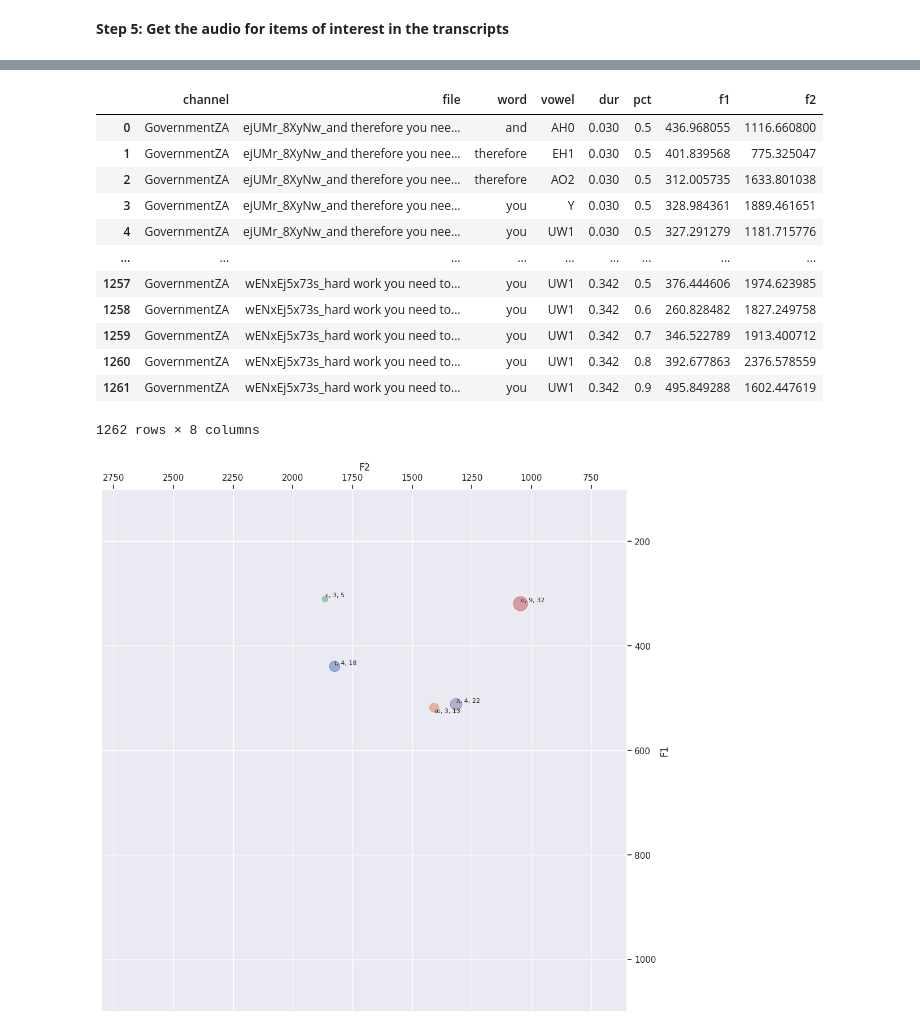
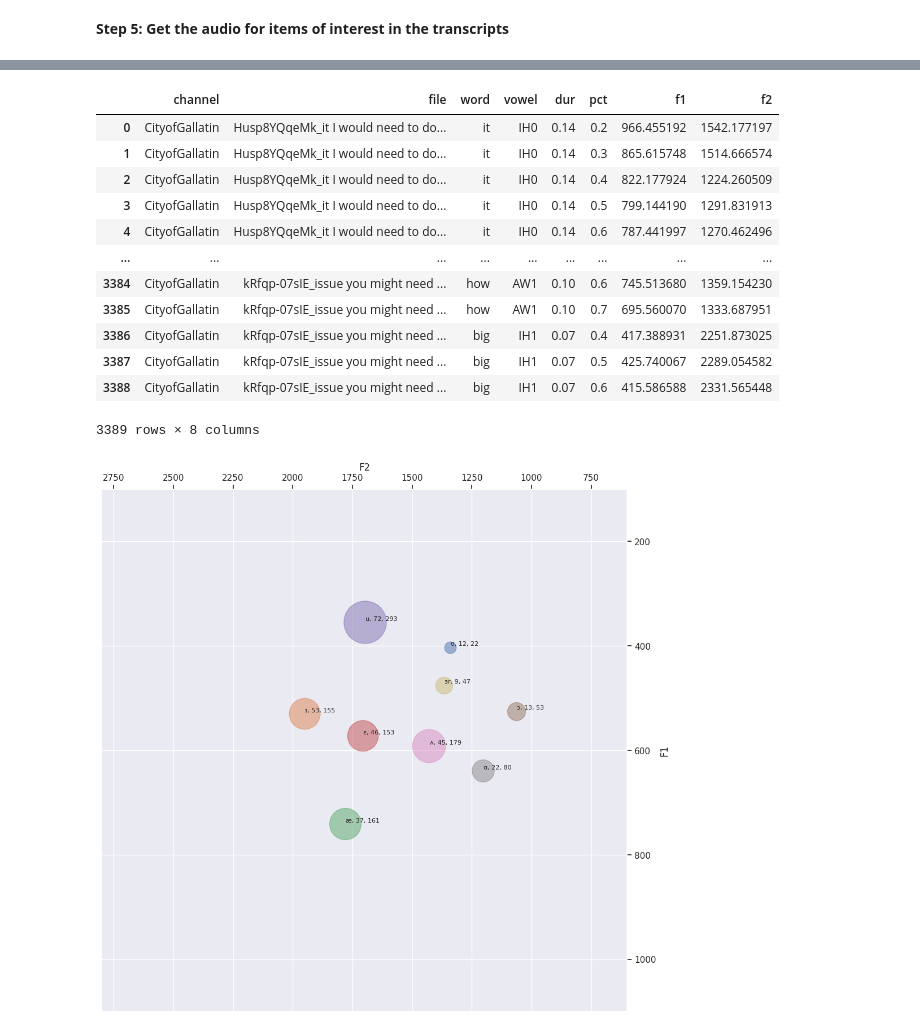
Before and after one commit to stcoats/phonetics_pipeline, a Jupyter notebook: YouTube_phonetics_pipeline.ipynb, the cells around one changed output, grey strips where cells are left out. Cells and saved outputs as stored; diff of their text form; code cells hidden in the pictures.

```diff
--- a/YouTube_phonetics_pipeline.ipynb
+++ b/YouTube_phonetics_pipeline.ipynb
@@ -180,8 +144,5 @@ for y in vids:
   vids_list.append(timed_caption_getter(y))
 
 vids_df = pd.DataFrame(vids_list)
-vids_df.columns = ["channel_name",
-                          "video_id","video_title","upload_date",
-                             "video_length","text",
-                           ]
+vids_df.columns = ["channel_name", "video_id","video_title","upload_date", "video_length","text"]
 vids_df
@@ -212,19 +155,19 @@ vids_df
 
 hits = []
 for i,x in vids_df.iterrows():
-    target = re.compile(r"((\w+_\S+\s){3}need_\S+\s+to_\S+\s+(\w+_\S+\s){3})",re.IGNORECASE)
-    #For a larger "window", change the {3} tokens before and after to a higher number
+    target = re.compile(r"((\w+_\S+\s){4}need_\S+\s+to_\S+\s+(\w+_\S+\s){3})",re.IGNORECASE)
+    #For a larger "window", change the {4} and {3} tokens before and after to a higher number
     #For entries in which the text has the format word_POS_1.00, use:
-    #target = re.compile(r"((\w+_\w+_\S+\s){3}need_\w+_\S+\s+to_\w+_\S+\s+(\w+_\w+_\S+\s){3})",re.IGNORECASE)
+    #target = re.compile(r"((\w+_\w+_\S+\s){4}need_\w+_\S+\s+to_\w+_\S+\s+(\w+_\w+_\S+\s){3})",re.IGNORECASE)
 
     if target.search(x["text"]):
         finds1 = target.findall(x["text"])
         for i,y in enumerate(finds1):
-            seq = " ".join([z.split("_")[0] for z in y[0].split()[:-1]])
+            seq = " ".join([z.split("_")[0] for z in y[0].split()][1:])
             time1 = float(y[0].split()[0].split("_")[-1])
             time2 = float(y[0].split()[-1].split("_")[-1])
             time_dif = float(time2)-float(time1)
-            if time_dif < 7:
+            if time_dif < 7:  #to prevent downloading segments with long pauses
                 pathlib.Path('/content/phonetics_pipeline/'+x["channel_name"]+'/audio').mkdir(parents=True, exist_ok=True)
                 with open('/content/phonetics_pipeline/'+x["channel_name"]+'/audio/'+x["video_id"]+'_'+str(seq)+'_'+str(i)+'.txt','w+') as f:
                     f.write(seq)
@@ -246,7 +187,7 @@ KeyboardInterrupt: ignored
 # %%
 #We convert the .mp4 files to 16k Hz .wav for the Montreal Forced Aligner
 
-sounds = glob.glob("/content/phonetics_pipeline/GovernmentZA/audio/*.mp4")
+sounds = glob.glob("/content/phonetics_pipeline/CityofGallatin/audio/*.mp4")
 for y in sounds:
   wav_audio = AudioSegment.from_file(y, format="mp4")
   wav_audio = wav_audio.set_frame_rate(16000)  #This is what MFA/Kaldi expects
@@ -382,11 +255,11 @@ os.system(r"source /tmp/mfa/miniconda3/bin/activate aligner; "+ \
 #Now you should have the aligned TextGrids
 import textgrids
 # %%
-grids = glob.glob("/content/phonetics_pipeline/GovernmentZA/audio/aligned/*.TextGrid")
+grids = glob.glob("/content/phonetics_pipeline/CityofGallatin/audio/aligned/*.TextGrid")
 frame = []
 
 for y in grids:
-        sound = "/content/phonetics_pipeline/GovernmentZA/audio/"+y.split("/")[-1].replace(".TextGrid",".wav")
+        sound = "/content/phonetics_pipeline/CityofGallatin/audio/"+y.split("/")[-1].replace(".TextGrid",".wav")
         grid = textgrids.TextGrid(y)
         words = grid.interval_tier_to_array("words")
         phones = grid.interval_tier_to_array("phones")
@@ -416,16 +289,16 @@ vowels_df1 = vowels_df[vowels_df["f1"].notnull()].reset_index(drop=True)
 vowels_df1
 # %% [output]
 |  | channel | file | word | vowel | dur | pct | f1 | f2 |
-| 0 | GovernmentZA | ejUMr_8XyNw_and therefore you nee... | and | AH0 | 0.030 | 0.5 | 436.968055 | 1116.660800 |
-| 1 | GovernmentZA | ejUMr_8XyNw_and therefore you nee... | therefore | EH1 | 0.030 | 0.5 | 401.839568 | 775.325047 |
-| 2 | GovernmentZA | ejUMr_8XyNw_and therefore you nee... | therefore | AO2 | 0.030 | 0.5 | 312.005735 | 1633.801038 |
-| 3 | GovernmentZA | ejUMr_8XyNw_and therefore you nee... | you | Y | 0.030 | 0.5 | 328.984361 | 1889.461651 |
-| 4 | GovernmentZA | ejUMr_8XyNw_and therefore you nee... | you | UW1 | 0.030 | 0.5 | 327.291279 | 1181.715776 |
+| 0 | CityofGallatin | Husp8YQqeMk_it I would need to do... | it | IH0 | 0.14 | 0.2 | 966.455192 | 1542.177197 |
+| 1 | CityofGallatin | Husp8YQqeMk_it I would need to do... | it | IH0 | 0.14 | 0.3 | 865.615748 | 1514.666574 |
+| 2 | CityofGallatin | Husp8YQqeMk_it I would need to do... | it | IH0 | 0.14 | 0.4 | 822.177924 | 1224.260509 |
+| 3 | CityofGallatin | Husp8YQqeMk_it I would need to do... | it | IH0 | 0.14 | 0.5 | 799.144190 | 1291.831913 |
+| 4 | CityofGallatin | Husp8YQqeMk_it I would need to do... | it | IH0 | 0.14 | 0.6 | 787.441997 | 1270.462496 |
 | ... | ... | ... | ... | ... | ... | ... | ... | ... |
-| 1257 | GovernmentZA | wENxEj5x73s_hard work you need to... | you | UW1 | 0.342 | 0.5 | 376.444606 | 1974.623985 |
-| 1258 | GovernmentZA | wENxEj5x73s_hard work you need to... | you | UW1 | 0.342 | 0.6 | 260.828482 | 1827.249758 |
-| 1259 | GovernmentZA | wENxEj5x73s_hard work you need to... | you | UW1 | 0.342 | 0.7 | 346.522789 | 1913.400712 |
-| 1260 | GovernmentZA | wENxEj5x73s_hard work you need to... | you | UW1 | 0.342 | 0.8 | 392.677863 | 2376.578559 |
-| 1261 | GovernmentZA | wENxEj5x73s_hard work you need to... | you | UW1 | 0.342 | 0.9 | 495.849288 | 1602.447619 |
+| 3384 | CityofGallatin | kRfqp-07sIE_issue you might need ... | how | AW1 | 0.10 | 0.6 | 745.513680 | 1359.154230 |
+| 3385 | CityofGallatin | kRfqp-07sIE_issue you might need ... | how | AW1 | 0.10 | 0.7 | 695.560070 | 1333.687951 |
+| 3386 | CityofGallatin | kRfqp-07sIE_issue you might need ... | big | IH1 | 0.07 | 0.4 | 417.388931 | 2251.873025 |
+| 3387 | CityofGallatin | kRfqp-07sIE_issue you might need ... | big | IH1 | 0.07 | 0.5 | 425.740067 | 2289.054582 |
+| 3388 | CityofGallatin | kRfqp-07sIE_issue you might need ... | big | IH1 | 0.07 | 0.6 | 415.586588 | 2331.565448 |
-1262 rows × 8 columns
+3389 rows × 8 columns
 # %%
@@ -606,6 +483,8 @@ def garnish(ax):
     ax.set_ylim(1100, 100)
     return ax
 # %%
+#This plots the mean values for monophthongs in F1/F2 space. The annotations indicate the number of tokens and number of measurements for the vowel
+
 import matplotlib.cm as cm
 import seaborn as sns
 sns.set_theme()
@@ -614,7 +493,7 @@ from matplotlib import pyplot as plt
 
 from itertools import cycle
 fz = []
-colors = cycle(['red', 'yellow', 'green','blue','pink','brown','orange'])
+#colors = cycle(['red', 'yellow', 'green','blue','pink','brown','orange'])
 fig, ax = plt.subplots(figsize=(12,12))
 texts = []
 ax = garnish(ax)
@@ -624,38 +503,38 @@ for x in ['UH1',  'IH1', 'AE1', 'EH1',
          'ER1']:
         #'AY1', 'EY1','IY1', 'AW1','OW1',]:
 
-    if len(df[df["vowel"]==x].file.unique()) > 1:
-                            vowels = len(df[df["vowel"]==x].file.unique())
+    if len(df[df["vowel"]==x].file.unique()) > 0:
+                            vowels = len(df[df["vowel"]==x].groupby(["file","word"]).size())
                             msmts = len(df[df["vowel"]==x])
                             pts = np.vstack((df[df["vowel"]==x].groupby("pct")["f2"].mean().values,
                                               df[df["vowel"]==x].groupby("pct")["f1"].mean().values))
                             try:
-
+                                #The following lines are to map formant trajectories (for example of diphthongs)
                                 #tck, u = splprep(pts, s=10,k = 2)
                                 #u_new = np.linspace(u.min(), u.max(), 1000)
                                 #x_new, y_new = splev(u_new, tck)
                                 #ax.plot(x_new, y_new, '--')
                                 #ax.plot(dg.f2, dg.f1)
                                 #ax.scatter(dg.f2.dropna(), dg.f1.dropna(),
                                 #        zorder=1 )
                                 #s = InterpolatedUnivariateSpline(dg1.f2.dropna(), dg1.f1.dropna())
                                 #xfit = np.arange(dg1.f2.dropna().min(), dg1.f2.dropna().max(), .0003)
                                 #yfit = s(xfit)
                                 #ax.plot(xfit, yfit)# 'g')#, lw=3, color="red")
 
                                 ax.scatter(df[df["vowel"]==x].groupby("pct")["f2"].mean().values.mean(),
                                                   df[df["vowel"]==x].groupby("pct")["f1"].mean().values.mean(),
                                            s=msmts*10, alpha = .5,
                                         zorder=1 )
                                 texts.append(ax.text(df[df["vowel"]==x].groupby("pct")["f2"].mean().values.mean(),
                                         df[df["vowel"]==x].groupby("pct")["f1"].mean().values.mean(),
 
                                         arpa2ipa[x]+", "+str(vowels)+", "+str(msmts),
                                         fontdict={'fontsize': 8, 'fontweight': 'medium'}))
 
                             except:
                                 continue
 adjust_text(texts)
 plt.show(block=False)
 # %% [output]
-[figure, old version]
+[figure, new version]
```
Also changed, not shown: parts of 21 cells of this notebook.
